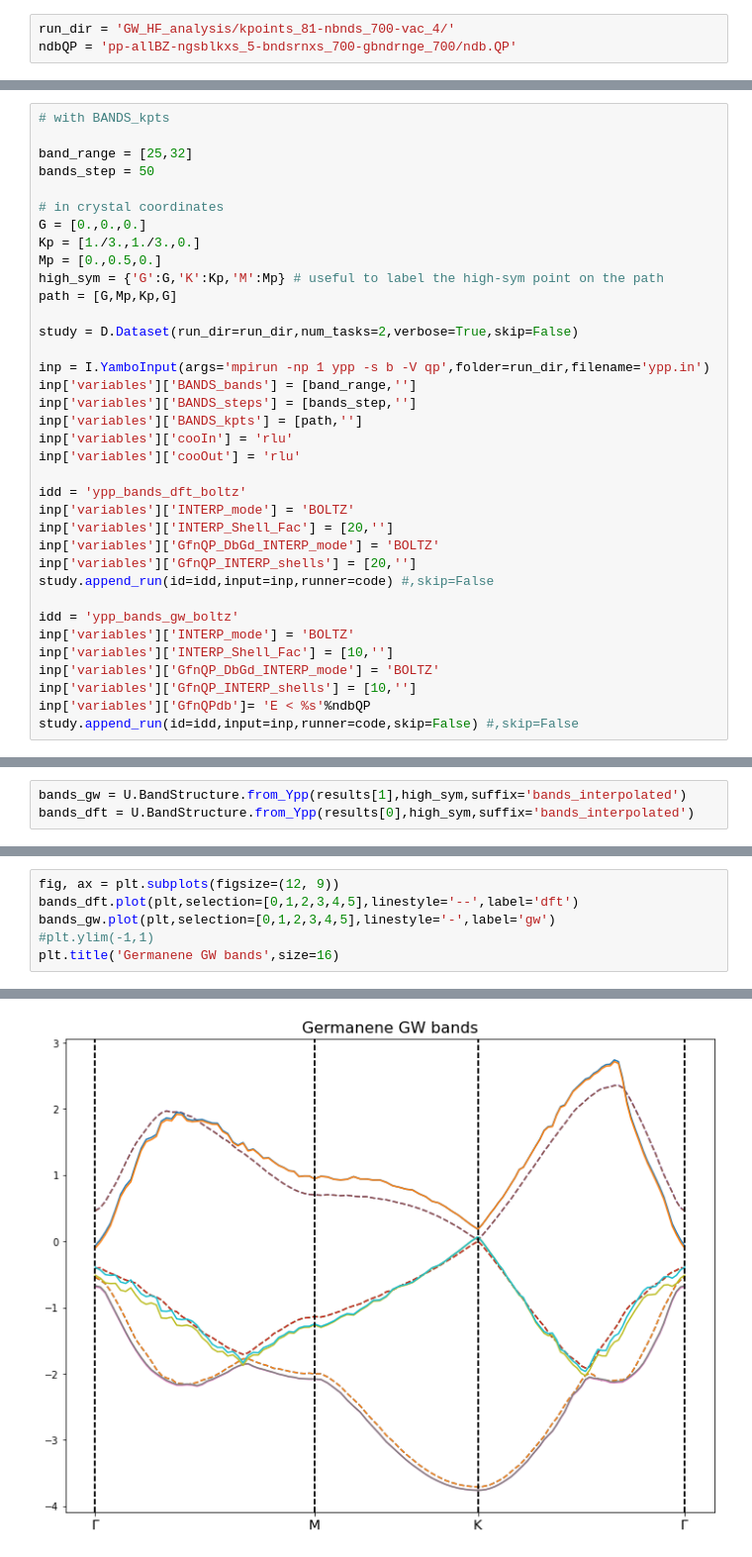
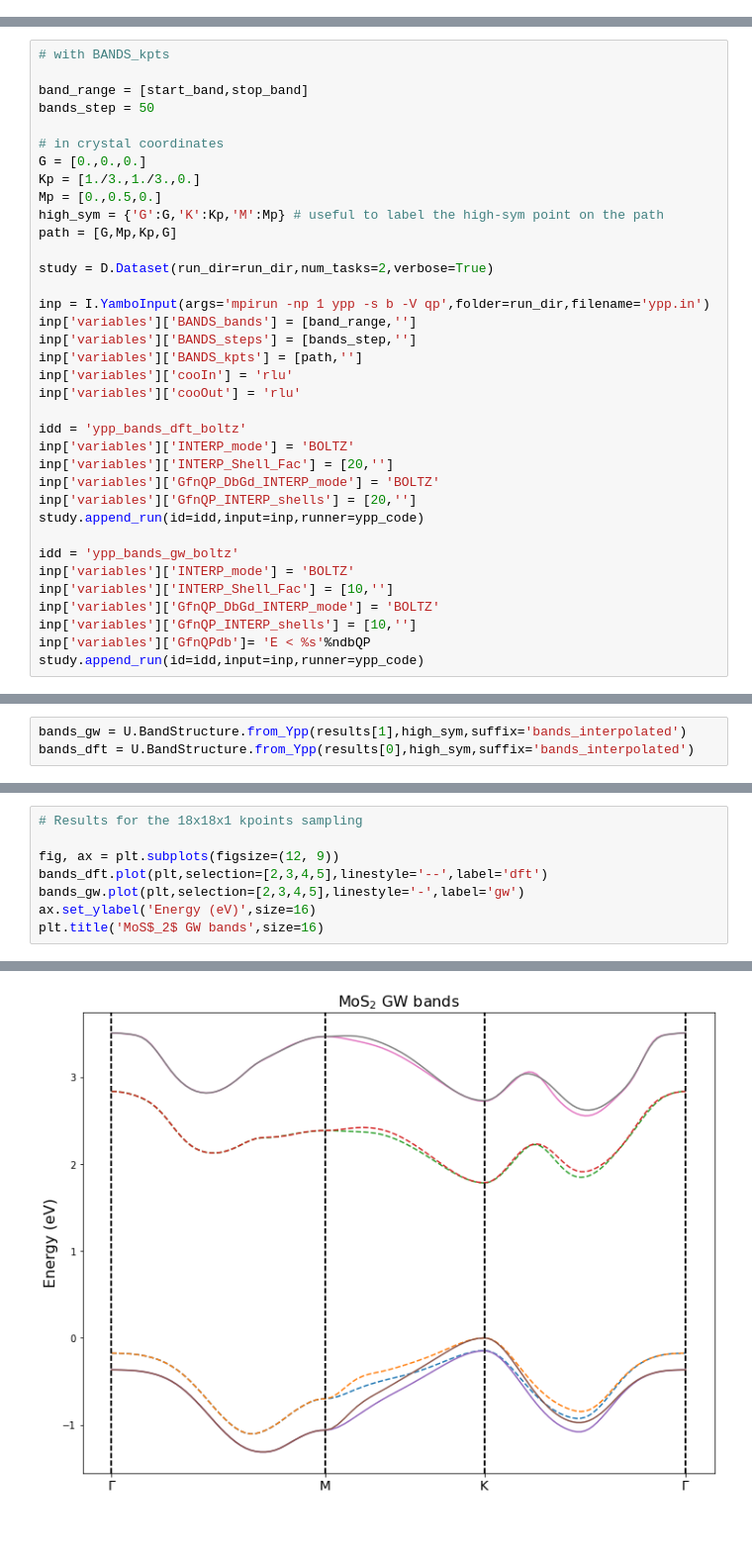
Before and after one commit to marcodalessandro76/MoS2, a Jupyter notebook: GW_Analysis.ipynb, the cells around one changed output, grey strips where cells are left out. Shown at 99% size. Drawn from its saved outputs; the diff is of its cells as text; blank space fills up the shorter version.

```diff
--- a/GW_Analysis.ipynb
+++ b/GW_Analysis.ipynb
@@ -1238,3 +1218,0 @@ Initialize a Yambo calculator with scheduler slurm
-# %%
-run_dir = 'GW_HF_analysis/kpoints_81-nbnds_700-vac_4/'
-ndbQP = 'pp-allBZ-ngsblkxs_5-bndsrnxs_700-gbndrnge_700/ndb.QP'
@@ -1244,7 +1221,7 @@ Initialize a Dataset with 2 parallel tasks
 # %%
 # with BANDS_kpts
 
-band_range = [25,32]
+band_range = [start_band,stop_band]
 bands_step = 50
 
 # in crystal coordinates
@@ -1254,7 +1231,7 @@ Mp = [0.,0.5,0.]
 high_sym = {'G':G,'K':Kp,'M':Mp} # useful to label the high-sym point on the path
 path = [G,Mp,Kp,G]
 
-study = D.Dataset(run_dir=run_dir,num_tasks=2,verbose=True,skip=False)
+study = D.Dataset(run_dir=run_dir,num_tasks=2,verbose=True)
 
 inp = I.YamboInput(args='mpirun -np 1 ypp -s b -V qp',folder=run_dir,filename='ypp.in')
 inp['variables']['BANDS_bands'] = [band_range,'']
@@ -1268,7 +1245,7 @@ inp['variables']['INTERP_mode'] = 'BOLTZ'
 inp['variables']['INTERP_Shell_Fac'] = [20,'']
 inp['variables']['GfnQP_DbGd_INTERP_mode'] = 'BOLTZ'
 inp['variables']['GfnQP_INTERP_shells'] = [20,'']
-study.append_run(id=idd,input=inp,runner=code) #,skip=False
+study.append_run(id=idd,input=inp,runner=ypp_code)
 
 idd = 'ypp_bands_gw_boltz'
 inp['variables']['INTERP_mode'] = 'BOLTZ'
@@ -1276,7 +1253,7 @@ inp['variables']['INTERP_Shell_Fac'] = [10,'']
 inp['variables']['GfnQP_DbGd_INTERP_mode'] = 'BOLTZ'
 inp['variables']['GfnQP_INTERP_shells'] = [10,'']
 inp['variables']['GfnQPdb']= 'E < %s'%ndbQP
-study.append_run(id=idd,input=inp,runner=code,skip=False) #,skip=False
+study.append_run(id=idd,input=inp,runner=ypp_code)
 # %% [output]
 Initialize a Dataset with 2 parallel tasks
 # %%
@@ -1308,7 +1283,9 @@ bands_dft = U.BandStructure.from_Ypp(results[0],high_sym,suffix='bands_interpola
 # %%
+# Results for the 18x18x1 kpoints sampling
+
 fig, ax = plt.subplots(figsize=(12, 9))
-bands_dft.plot(plt,selection=[0,1,2,3,4,5],linestyle='--',label='dft')
-bands_gw.plot(plt,selection=[0,1,2,3,4,5],linestyle='-',label='gw')
-#plt.ylim(-1,1)
-plt.title('Germanene GW bands',size=16)
+bands_dft.plot(plt,selection=[2,3,4,5],linestyle='--',label='dft')
+bands_gw.plot(plt,selection=[2,3,4,5],linestyle='-',label='gw')
+ax.set_ylabel('Energy (eV)',size=16)
+plt.title('MoS$_2$ GW bands',size=16)
 # %% [output]
@@ -1316,2 +1293,2 @@ Text(0.5, 1.0, 'Germanene GW bands')
-[figure, old version]
+[figure, new version]
 # %%
```
Also changed, not shown: parts of 37 cells of this notebook, 1 other file.
